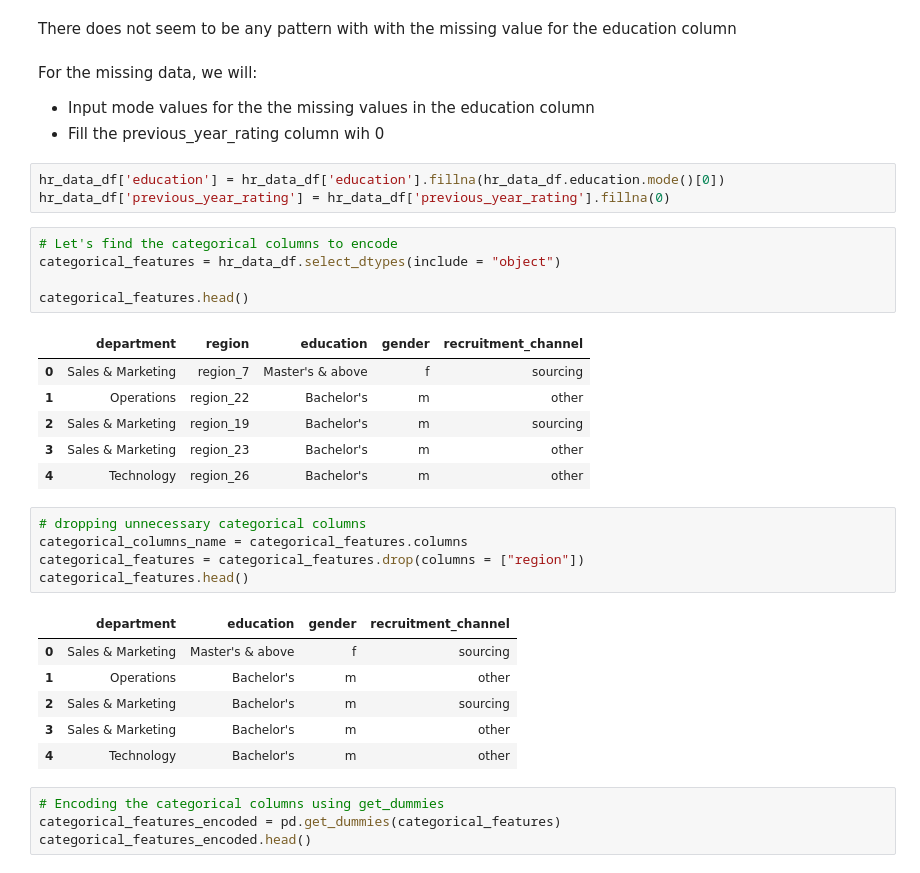
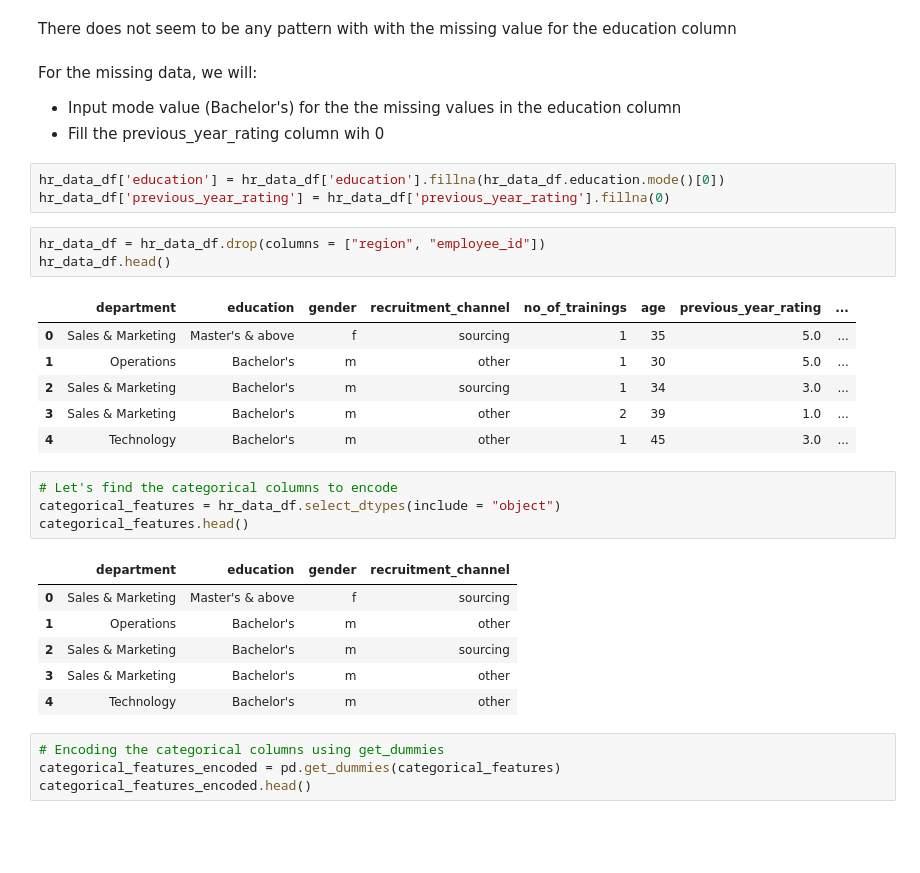
Before and after one commit to vasabril98/DS_Project4, a Jupyter notebook: HR_predictive_analytics_final.ipynb, the cells around one changed output. Saved outputs shown, nothing was run; the diff lists cells and outputs as text; blank space fills up the shorter version.

```diff
--- a/HR_predictive_analytics_final.ipynb
+++ b/HR_predictive_analytics_final.ipynb
@@ -148,35 +159,32 @@ hr_data_df[hr_data_df['education'].isnull()]
 There does not seem to be any pattern with with the missing value for the education column
 # %% [markdown]
 For the missing data, we will:
-* Input mode values for the the missing values in the education column
+* Input mode value (Bachelor's) for the the missing values in the education column
 * Fill the previous_year_rating column wih 0
 # %%
 hr_data_df['education'] = hr_data_df['education'].fillna(hr_data_df.education.mode()[0])
 hr_data_df['previous_year_rating'] = hr_data_df['previous_year_rating'].fillna(0)
+# %%
+hr_data_df = hr_data_df.drop(columns = ["region", "employee_id"])
+hr_data_df.head()
+# %% [output]
+|  | department | education | gender | recruitment_channel | no_of_trainings | age | previous_year_rating | ... |
+| 0 | Sales & Marketing | Master's & above | f | sourcing | 1 | 35 | 5.0 | ... |
+| 1 | Operations | Bachelor's | m | other | 1 | 30 | 5.0 | ... |
+| 2 | Sales & Marketing | Bachelor's | m | sourcing | 1 | 34 | 3.0 | ... |
+| 3 | Sales & Marketing | Bachelor's | m | other | 2 | 39 | 1.0 | ... |
+| 4 | Technology | Bachelor's | m | other | 1 | 45 | 3.0 | ... |
 # %%
 # Let's find the categorical columns to encode
 categorical_features = hr_data_df.select_dtypes(include = "object")
-
 categorical_features.head()
 # %% [output]
-|  | department | region | education | gender | recruitment_channel |
-| 0 | Sales & Marketing | region_7 | Master's & above | f | sourcing |
-| 1 | Operations | region_22 | Bachelor's | m | other |
-| 2 | Sales & Marketing | region_19 | Bachelor's | m | sourcing |
-| 3 | Sales & Marketing | region_23 | Bachelor's | m | other |
-| 4 | Technology | region_26 | Bachelor's | m | other |
+|  | department | education | gender | recruitment_channel |
+| 0 | Sales & Marketing | Master's & above | f | sourcing |
+| 1 | Operations | Bachelor's | m | other |
+| 2 | Sales & Marketing | Bachelor's | m | sourcing |
+| 3 | Sales & Marketing | Bachelor's | m | other |
+| 4 | Technology | Bachelor's | m | other |
-# %%
-# dropping unnecessary categorical columns
-categorical_columns_name = categorical_features.columns
-categorical_features = categorical_features.drop(columns = ["region"])
-categorical_features.head()
-# %% [output]
-|  | department | education | gender | recruitment_channel |
-| 0 | Sales & Marketing | Master's & above | f | sourcing |
-| 1 | Operations | Bachelor's | m | other |
-| 2 | Sales & Marketing | Bachelor's | m | sourcing |
-| 3 | Sales & Marketing | Bachelor's | m | other |
-| 4 | Technology | Bachelor's | m | other |
 # %%
 # Encoding the categorical columns using get_dummies
 categorical_features_encoded = pd.get_dummies(categorical_features)
```
Also changed, not shown: parts of 13 cells of this notebook, 1 other file.
